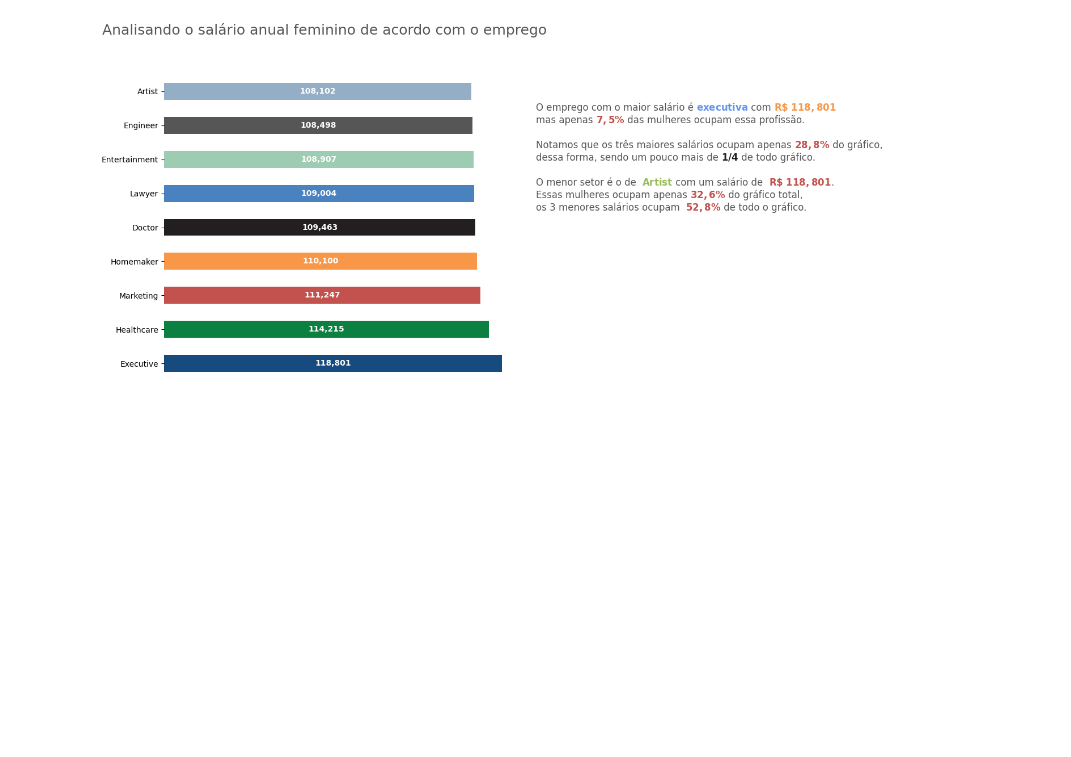
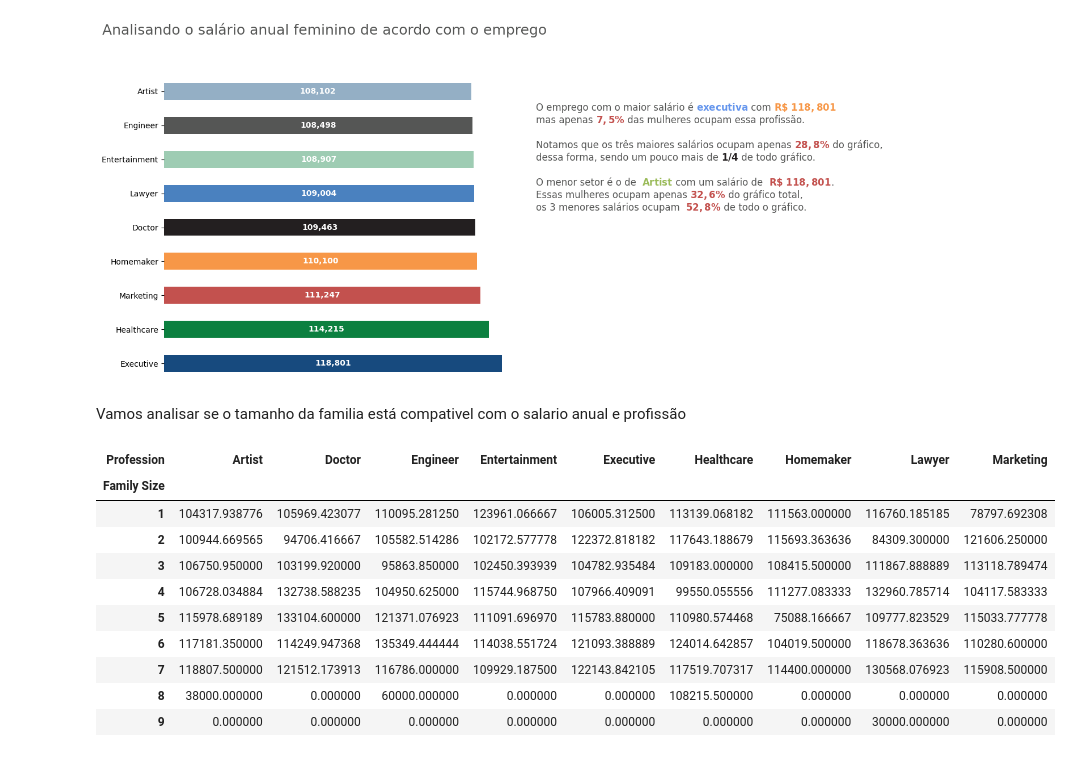
Before and after one commit to Jgabriel1800/Clientes-mercado, a Jupyter notebook: Clientes_mercado.ipynb, the cells around one changed output. Cells and saved outputs as stored; diff of their text form; code cells hidden in the pictures; blank space fills up the shorter version.

Commit message:
Criando o df para relacionar emprego, salário anual e tamanho da família

```diff
--- a/Clientes_mercado.ipynb
+++ b/Clientes_mercado.ipynb
@@ -576,3 +576,32 @@ texto_colorido(
 plt.show()
 # %% [output]
 [figure]
+# %% [markdown]
+Vamos analisar se o tamanho da familia está compativel com o salario anual e profissão
+# %%
+import pandas as pd
+
+df_familia_salario = df.copy()
+df_familia_salario = df_familia_salario[['Annual Income ($)', 'Family Size', 'Profession']]
+
+df_familia_salario = pd.crosstab(
+    index=df_familia_salario['Family Size'],
+    columns=df_familia_salario['Profession'],
+    values=df_familia_salario['Annual Income ($)'],
+    aggfunc='mean'
+)
+
+df_familia_salario=df_familia_salario.fillna(0)
+df_familia_salario
+# %% [output]
+| Profession | Artist | Doctor | Engineer | Entertainment | Executive | Healthcare | Homemaker | Lawyer | Marketing |
+| Family Size |  |  |  |  |  |  |  |  |  |
+| 1 | 104317.938776 | 105969.423077 | 110095.281250 | 123961.066667 | 106005.312500 | 113139.068182 | 111563.000000 | 116760.185185 | 78797.692308 |
+| 2 | 100944.669565 | 94706.416667 | 105582.514286 | 102172.577778 | 122372.818182 | 117643.188679 | 115693.363636 | 84309.300000 | 121606.250000 |
+| 3 | 106750.950000 | 103199.920000 | 95863.850000 | 102450.393939 | 104782.935484 | 109183.000000 | 108415.500000 | 111867.888889 | 113118.789474 |
+| 4 | 106728.034884 | 132738.588235 | 104950.625000 | 115744.968750 | 107966.409091 | 99550.055556 | 111277.083333 | 132960.785714 | 104117.583333 |
+| 5 | 115978.689189 | 133104.600000 | 121371.076923 | 111091.696970 | 115783.880000 | 110980.574468 | 75088.166667 | 109777.823529 | 115033.777778 |
+| 6 | 117181.350000 | 114249.947368 | 135349.444444 | 114038.551724 | 121093.388889 | 124014.642857 | 104019.500000 | 118678.363636 | 110280.600000 |
+| 7 | 118807.500000 | 121512.173913 | 116786.000000 | 109929.187500 | 122143.842105 | 117519.707317 | 114400.000000 | 130568.076923 | 115908.500000 |
+| 8 | 38000.000000 | 0.000000 | 60000.000000 | 0.000000 | 0.000000 | 108215.500000 | 0.000000 | 0.000000 | 0.000000 |
+| 9 | 0.000000 | 0.000000 | 0.000000 | 0.000000 | 0.000000 | 0.000000 | 0.000000 | 30000.000000 | 0.000000 |
```
